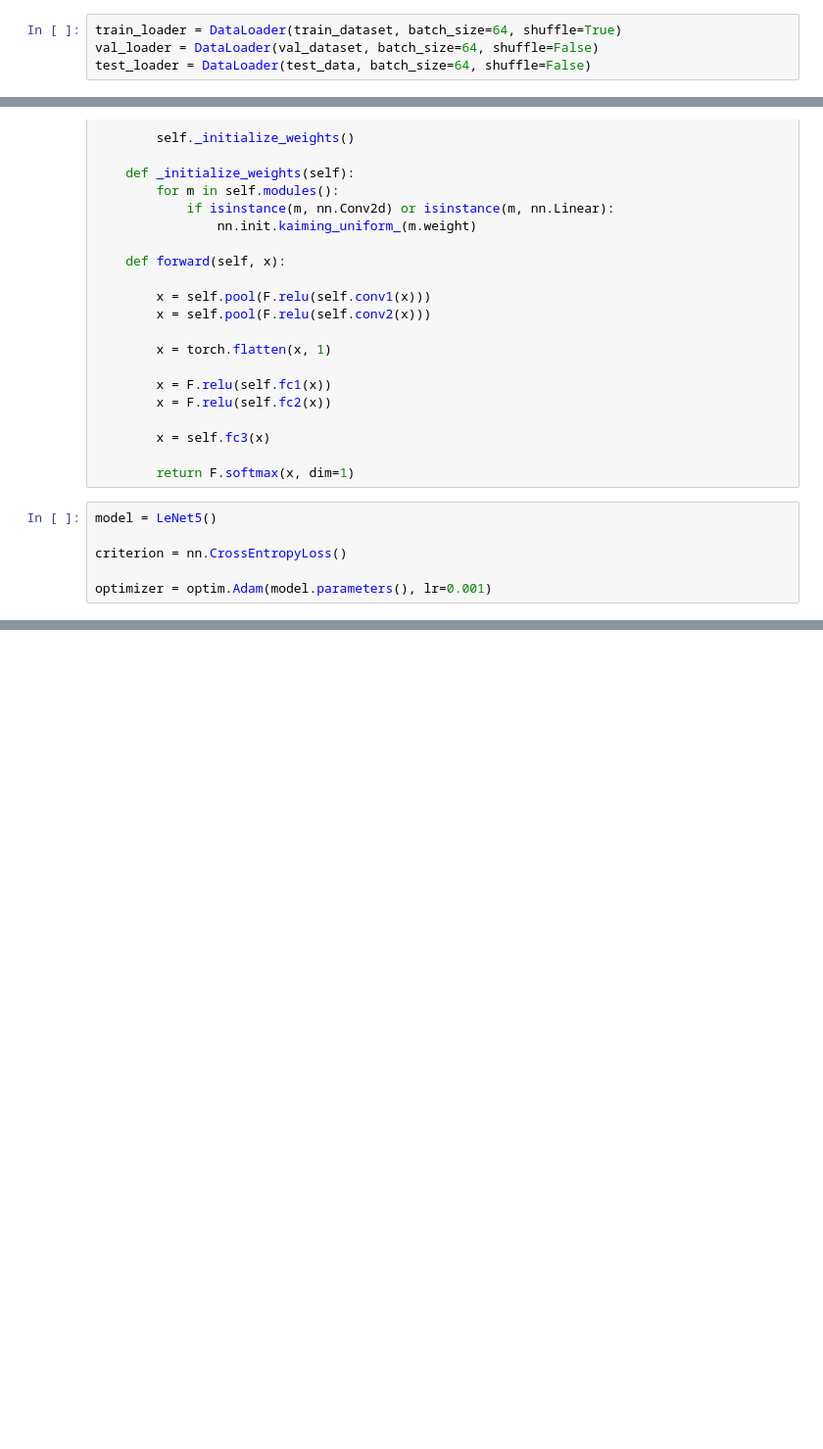
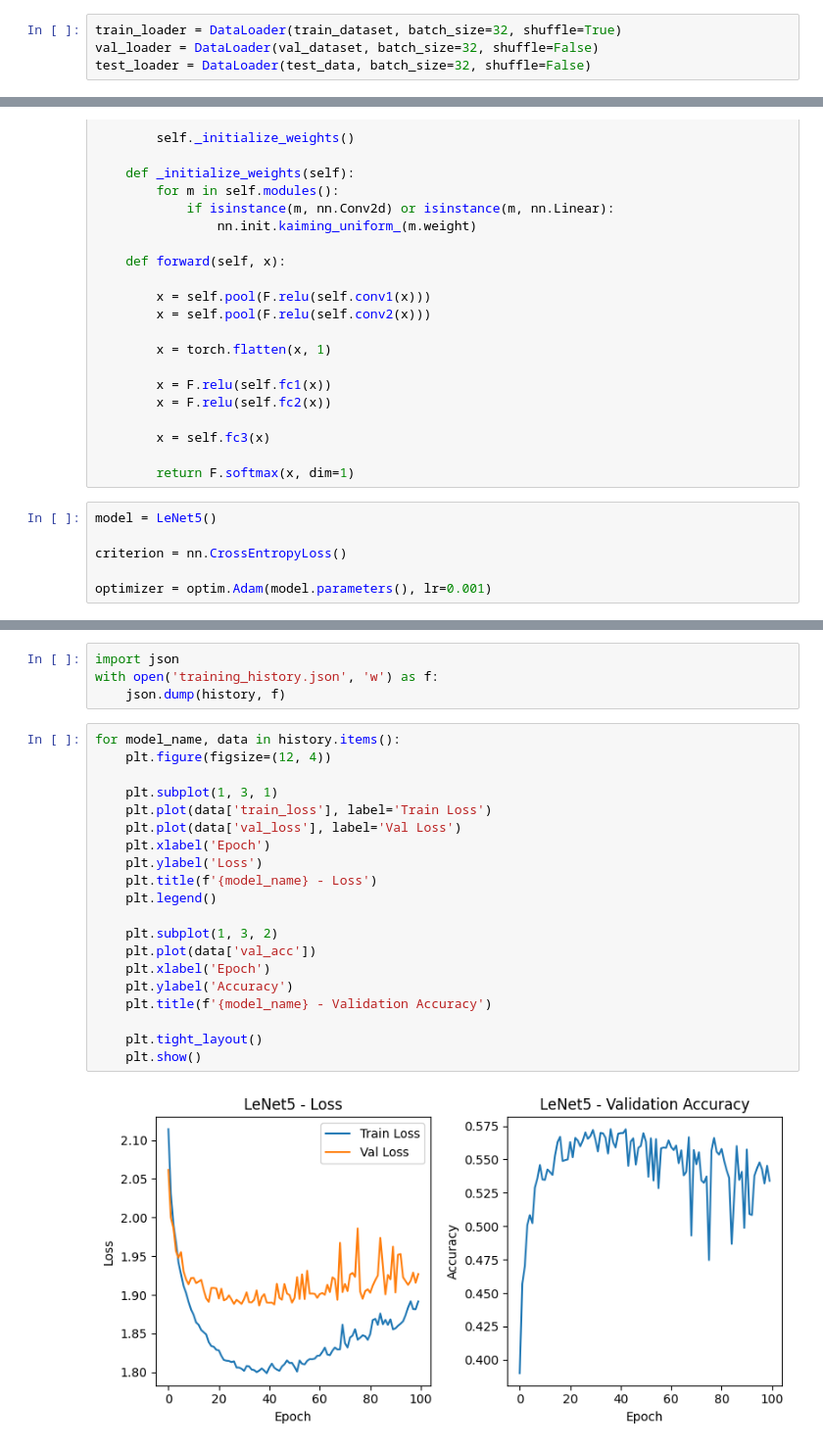
Before and after one commit to lottelaan98/ComputerVision_Assign3, a Jupyter notebook: cnn.ipynb, the cells around one changed output, grey strips where cells are left out. Shown: that part at 98% size. Drawn from its saved outputs; the diff is of its cells as text; blank space fills up the shorter version.

```diff
--- a/cnn.ipynb
+++ b/cnn.ipynb
@@ -42,9 +49,9 @@ val_size = len(train_data) - train_size
 
 train_dataset, val_dataset = random_split(train_data, [train_size, val_size])
 # %%
-train_loader = DataLoader(train_dataset, batch_size=64, shuffle=True)
-val_loader = DataLoader(val_dataset, batch_size=64, shuffle=False)
-test_loader = DataLoader(test_data, batch_size=64, shuffle=False)
+train_loader = DataLoader(train_dataset, batch_size=32, shuffle=True)
+val_loader = DataLoader(val_dataset, batch_size=32, shuffle=False)
+test_loader = DataLoader(test_data, batch_size=32, shuffle=False)
 # %%
 print(len(train_loader.dataset))
 print(len(val_loader.dataset))
@@ -98,0 +268,26 @@ optimizer = optim.Adam(model.parameters(), lr=0.001)
+# %%
+import json
+with open('training_history.json', 'w') as f:
+    json.dump(history, f)
+# %%
+for model_name, data in history.items():
+    plt.figure(figsize=(12, 4))
+
+    plt.subplot(1, 3, 1)
+    plt.plot(data['train_loss'], label='Train Loss')
+    plt.plot(data['val_loss'], label='Val Loss')
+    plt.xlabel('Epoch')
+    plt.ylabel('Loss')
+    plt.title(f'{model_name} - Loss')
+    plt.legend()
+
+    plt.subplot(1, 3, 2)
+    plt.plot(data['val_acc'])
+    plt.xlabel('Epoch')
+    plt.ylabel('Accuracy')
+    plt.title(f'{model_name} - Validation Accuracy')
+
+    plt.tight_layout()
+    plt.show()
+# %% [output]
+[figure, added]
```
Also changed, not shown: parts of 8 cells of this notebook, 1 other file.
